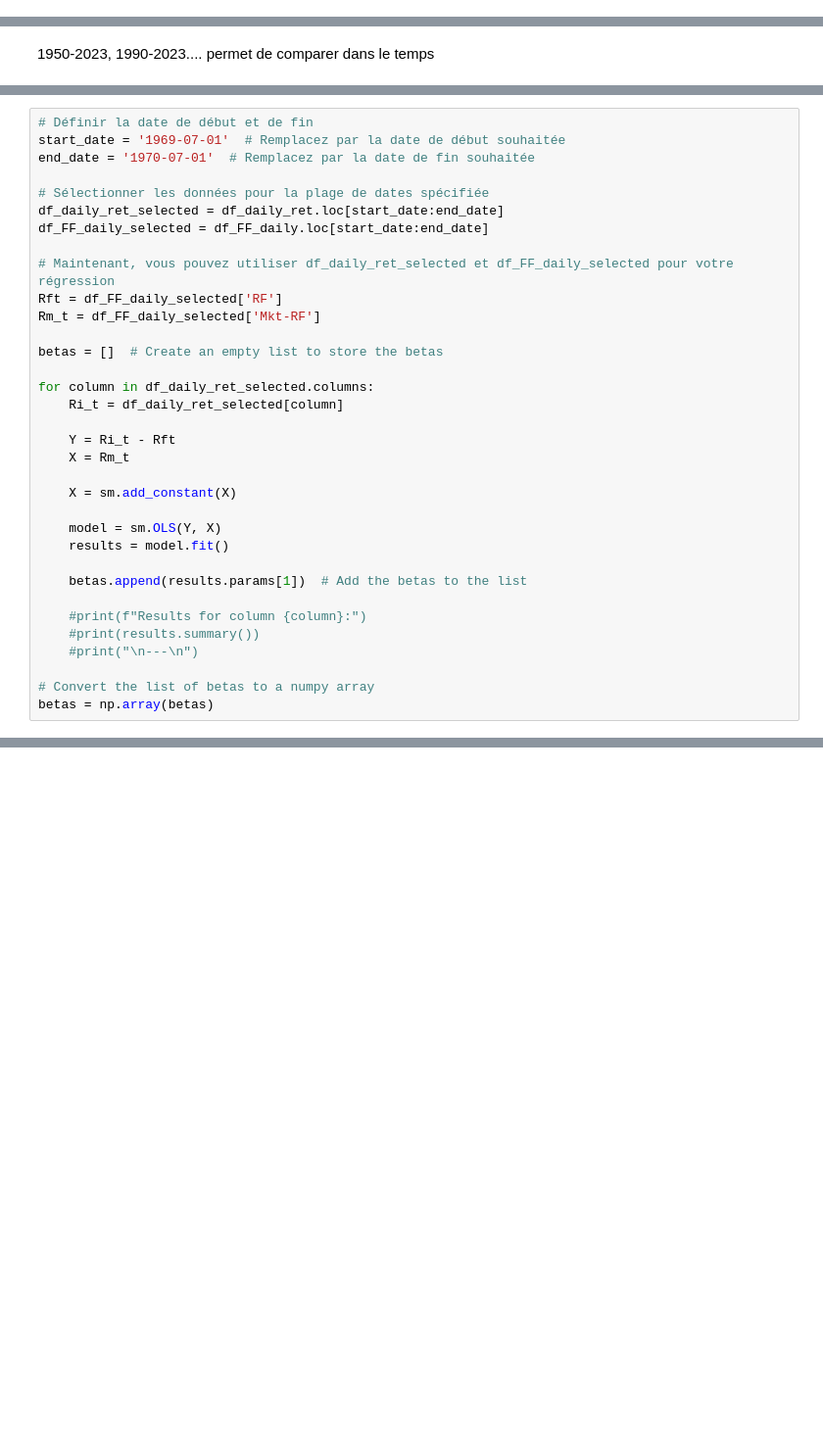
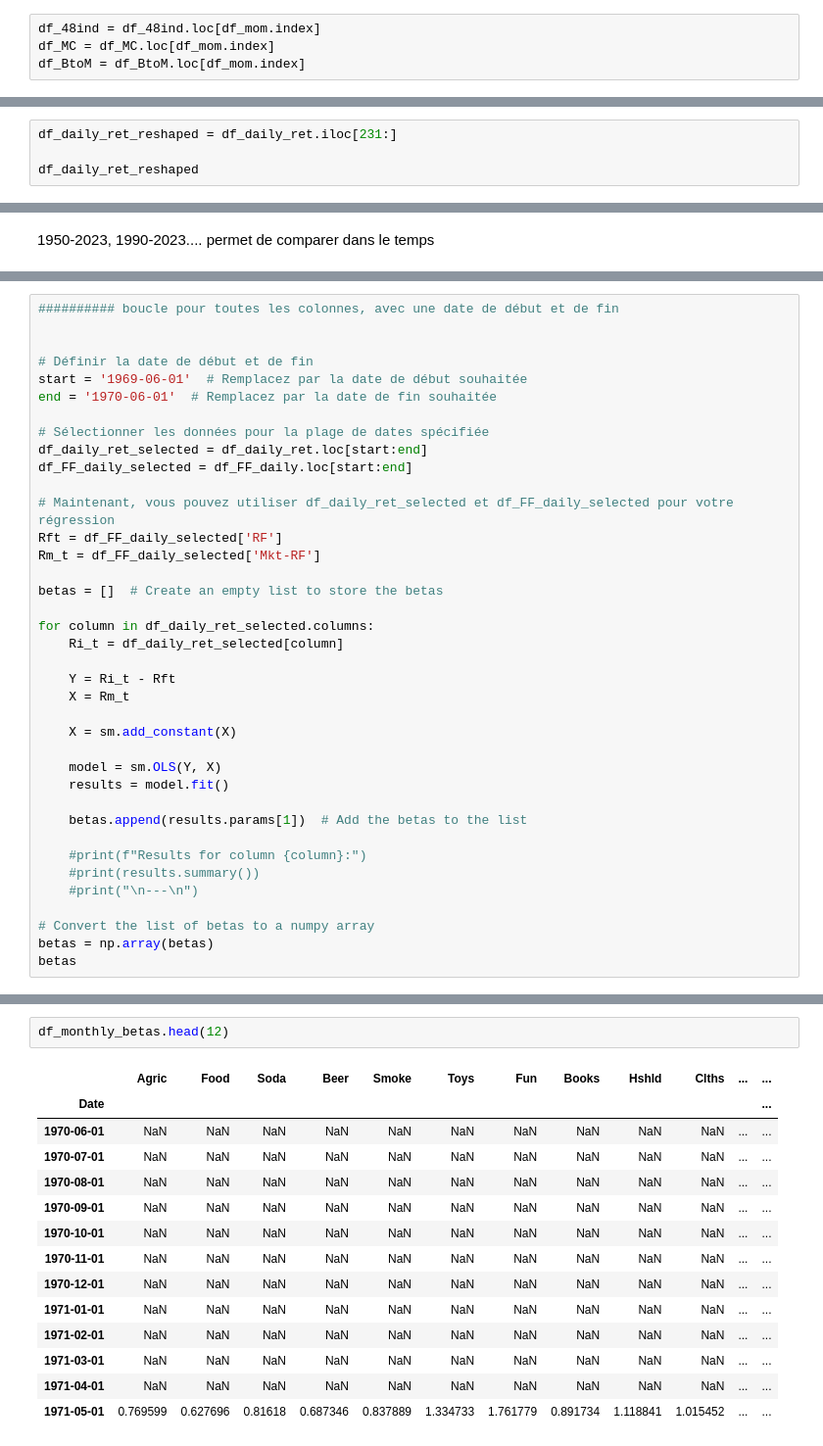
Before and after one commit to DominicPrenovost/TP2-PF-management, a Jupyter notebook: QuestionB.ipynb, the cells around one changed output, grey strips where cells are left out. Shown: that part at 98% size. Saved outputs shown, nothing was run; the diff lists cells and outputs as text; blank space fills up the shorter version.

```diff
--- a/QuestionB.ipynb
+++ b/QuestionB.ipynb
@@ -56,3 +56,7 @@ df_mom = df_48ind.rolling(window=12).mean()
 df_mom.replace(-99.99, np.nan, inplace = True)
 df_mom.replace(-999, np.nan, inplace = True)
 df_mom.dropna(inplace = True)
+# %%
+df_48ind = df_48ind.loc[df_mom.index]
+df_MC = df_MC.loc[df_mom.index]
+df_BtoM = df_BtoM.loc[df_mom.index]
@@ -100,0 +105,4 @@ df_daily_ret
+# %%
+df_daily_ret_reshaped = df_daily_ret.iloc[231:]
+
+df_daily_ret_reshaped
@@ -155,11 +172,14 @@ array([0.76049147, 0.6393648 , 0.75541845, 0.67901135, 0.68172561,
 # %%
+########## boucle pour toutes les colonnes, avec une date de début et de fin
+
+
 # Définir la date de début et de fin
-start_date = '1969-07-01'  # Remplacez par la date de début souhaitée
-end_date = '1970-07-01'  # Remplacez par la date de fin souhaitée
+start = '1969-06-01'  # Remplacez par la date de début souhaitée
+end = '1970-06-01'  # Remplacez par la date de fin souhaitée
 
 # Sélectionner les données pour la plage de dates spécifiée
-df_daily_ret_selected = df_daily_ret.loc[start_date:end_date]
-df_FF_daily_selected = df_FF_daily.loc[start_date:end_date]
+df_daily_ret_selected = df_daily_ret.loc[start:end]
+df_FF_daily_selected = df_FF_daily.loc[start:end]
 
 # Maintenant, vous pouvez utiliser df_daily_ret_selected et df_FF_daily_selected pour votre régression
 Rft = df_FF_daily_selected['RF']
@@ -186,3 +206,4 @@ for column in df_daily_ret_selected.columns:
 
 # Convert the list of betas to a numpy array
 betas = np.array(betas)
+betas
@@ -201,0 +306,17 @@ array([0.82921422, 0.68240304, 0.86016423, 0.75758158, 0.83108174,
+# %%
+df_monthly_betas.head(12)
+# %% [output]
+|  | Agric | Food | Soda | Beer | Smoke | Toys | Fun | Books | Hshld | Clths | ... | ... |
+| Date |  |  |  |  |  |  |  |  |  |  |  | ... |
+| 1970-06-01 | NaN | NaN | NaN | NaN | NaN | NaN | NaN | NaN | NaN | NaN | ... | ... |
+| 1970-07-01 | NaN | NaN | NaN | NaN | NaN | NaN | NaN | NaN | NaN | NaN | ... | ... |
+| 1970-08-01 | NaN | NaN | NaN | NaN | NaN | NaN | NaN | NaN | NaN | NaN | ... | ... |
+| 1970-09-01 | NaN | NaN | NaN | NaN | NaN | NaN | NaN | NaN | NaN | NaN | ... | ... |
+| 1970-10-01 | NaN | NaN | NaN | NaN | NaN | NaN | NaN | NaN | NaN | NaN | ... | ... |
+| 1970-11-01 | NaN | NaN | NaN | NaN | NaN | NaN | NaN | NaN | NaN | NaN | ... | ... |
+| 1970-12-01 | NaN | NaN | NaN | NaN | NaN | NaN | NaN | NaN | NaN | NaN | ... | ... |
+| 1971-01-01 | NaN | NaN | NaN | NaN | NaN | NaN | NaN | NaN | NaN | NaN | ... | ... |
+| 1971-02-01 | NaN | NaN | NaN | NaN | NaN | NaN | NaN | NaN | NaN | NaN | ... | ... |
+| 1971-03-01 | NaN | NaN | NaN | NaN | NaN | NaN | NaN | NaN | NaN | NaN | ... | ... |
+| 1971-04-01 | NaN | NaN | NaN | NaN | NaN | NaN | NaN | NaN | NaN | NaN | ... | ... |
+| 1971-05-01 | 0.769599 | 0.627696 | 0.81618 | 0.687346 | 0.837889 | 1.334733 | 1.761779 | 0.891734 | 1.118841 | 1.015452 | ... | ... |
```
Also changed, not shown: parts of 12 cells of this notebook.
